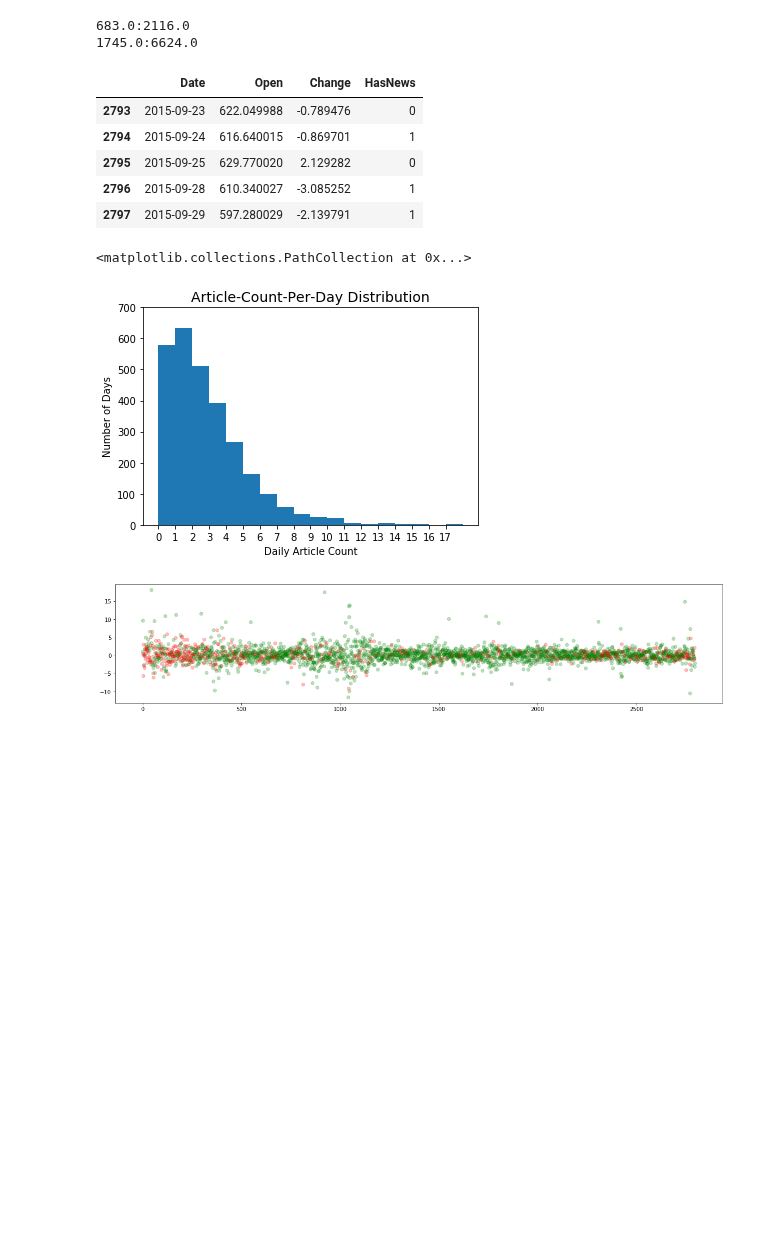
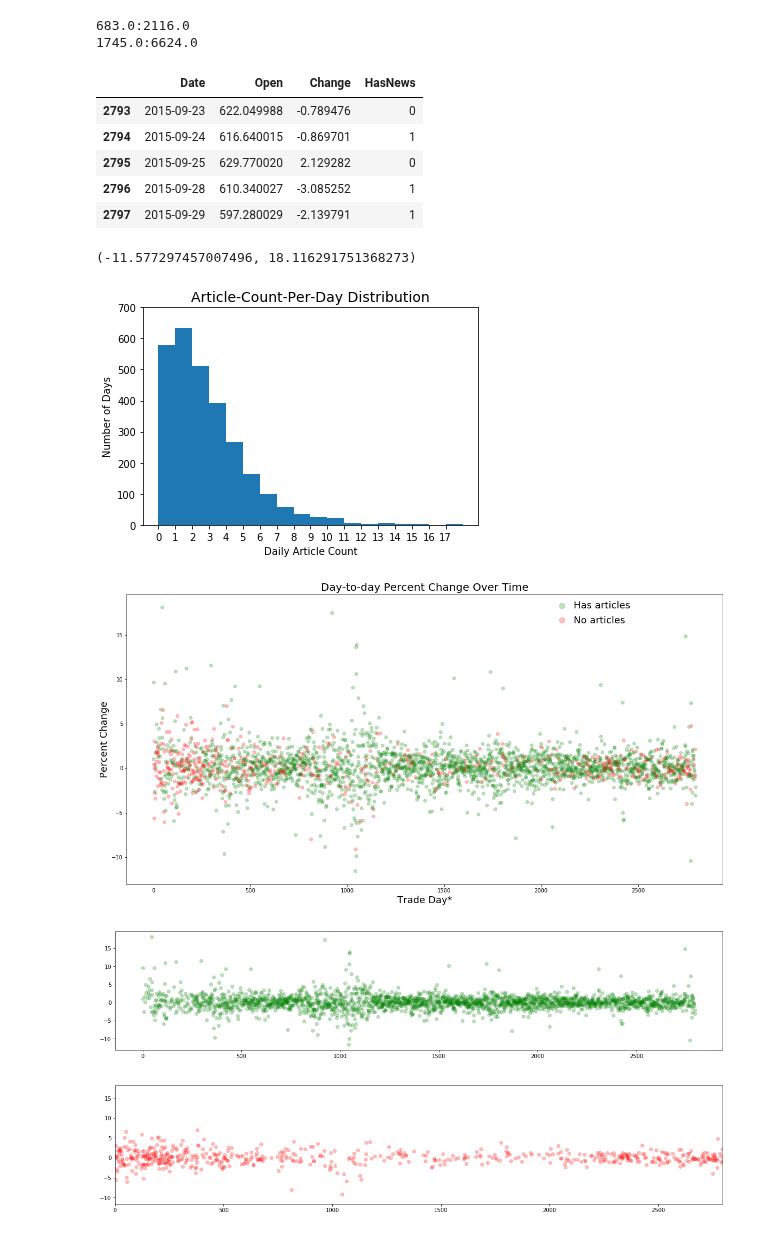
Before and after one commit to hanhpham/MLND, a Jupyter notebook: projects/capstone/visuals/capstone_visualizations.ipynb, the cells around one changed output. Cells and saved outputs as stored; diff of their text form; code cells hidden in the pictures; blank space fills up the shorter version.

Commit message:
edited scatter plots for day2day % change

```diff
--- a/projects/capstone/visuals/capstone_visualizations.ipynb
+++ b/projects/capstone/visuals/capstone_visualizations.ipynb
@@ -8,6 +8,7 @@ from dateutil.parser import parse
 from collections import OrderedDict
 from datetime import datetime, date, timedelta
 from IPython.display import display # Allows the use of display() for DataFrames
+from scipy import stats
 
 # Pretty display for notebooks
 %matplotlib inline
@@ -75,9 +76,6 @@ articles_remove = sum(np.multiply(bins[4:-1],values[4:])) - 3*sum(values[4:])
 # fraction of articles to be removed
 print("{0}:{1}").format(articles_remove, articles_total)
 
-# todo: number of data points touched by the filtering,
-# i.e. how many trade days has more than 3 articles
-
 
 # --------------------------------------------------------------------------
 # plot day-to-day percent changes for trade days with no associated articles
@@ -92,33 +90,60 @@ trade_data['Change']= pd.Series(percent_change, index=trade_data.index)
 
 # add column that tags whether the trade day has associated articles or not
 tags = [0 if d in trade_dates_0 else 1 for d in trade_data.Date]
 trade_data['HasNews'] = pd.Series(tags, index=trade_data.index)
 # print(tags)
 display(trade_data.tail(n=5))
 
-fig1, ax1 = plt.subplots(figsize=(20,4))
+fig1, ax1 = plt.subplots(figsize=(20,10))
 colors = ['red' if c==0 else 'green' for c in trade_data.HasNews]
 ax1.scatter(trade_data.index, trade_data.Change, c=colors, alpha=0.25)
+ax1.set_title("Day-to-day Percent Change Over Time", fontsize = 20)
+ax1.set_xlabel("Trade Day*", fontsize=18) # Where '0' corresponds to the first trade day in the data series
+ax1.set_ylabel("Percent Change",fontsize=18)
+ax1.text(.75,.95,"Has articles",transform=ax1.transAxes,fontsize=18)
+ax1.text(.75,.9,"No articles",transform=ax1.transAxes,fontsize=18)
+ax1.plot(.73, .96, 'ko', transform=ax1.transAxes, fillstyle = 'full', color='green',alpha=0.25, markersize = 10.0)
+ax1.plot(.73, .91, 'ko', transform=ax1.transAxes, fillstyle = 'full', color='red',alpha=0.25, markersize = 10.0)
+
+# plot percent change for trade days with articles
+trade_data_hasNews = trade_data[trade_data.HasNews==1]
+fig3, ax3 = plt.subplots(figsize=(20,4))
+ax3.scatter(trade_data_hasNews.index, trade_data_hasNews.Change, c='green', alpha=0.25)
+
+# stats & plot percent change for trade days with no articles
+trade_data_noNews = trade_data[trade_data.HasNews==0]
+fig2, ax2 = plt.subplots(figsize=(20,4))
+ax2.scatter(trade_data_noNews.index, trade_data_noNews.Change, c='red', alpha=0.25)
+ax2.set_xlim((ax3.dataLim.x0,ax3.dataLim.x1))
+ax2.set_ylim((ax3.dataLim.y0,ax3.dataLim.y1))
+
+# Comments on scatterplot:
+# day-to-day changes >= 7% mostly corresponds to 'has-news' days.
+# Fluctuations on 'no-news' days can correspond to: (1) events not capture by nyt
+# (2) carry-over effects of news from previous days
+# *Note the visual biases inherent in this plot as the ratio of no-news to has-news is ~6:28 -> ~1:5
 # %% [output]
 |  | id | pub_date | headline_senti | summary_senti | headline_summary_senti | lead_paragraph_senti | ... |
 | 0 | 54a4a6d338f0d83a07dc4ed6 | 2015-01-01T00:00:00Z | 0.0 | -0.7003 | -0.7003 | 0.2023 | ... |
 |  | headline_senti | summary_senti | headline_summary_senti | lead_paragraph_senti | keyword_in_headline | ... |
 | count | 6624.000000 | 6624.000000 | 6624.000000 | 6624.000000 | 6624.000000 | ... |
 | mean | 0.018256 | 0.147930 | 0.156459 | 0.147765 | 0.495773 | ... |
 | std | 0.240364 | 0.413486 | 0.459212 | 0.417696 | 0.500020 | ... |
 | min | -0.891000 | -0.985000 | -0.985000 | -0.999600 | 0.000000 | ... |
 | 25% | 0.000000 | 0.000000 | -0.051600 | 0.000000 | 0.000000 | ... |
 | 50% | 0.000000 | 0.025800 | 0.128000 | 0.000000 | 0.000000 | ... |
 | 75% | 0.000000 | 0.475400 | 0.526700 | 0.440400 | 1.000000 | ... |
 | max | 0.868900 | 0.995200 | 0.995200 | 0.999600 | 1.000000 | ... |
 683.0:2116.0
 1745.0:6624.0
 |  | Date | Open | Change | HasNews |
 | 2793 | 2015-09-23 | 622.049988 | -0.789476 | 0 |
 | 2794 | 2015-09-24 | 616.640015 | -0.869701 | 1 |
 | 2795 | 2015-09-25 | 629.770020 | 2.129282 | 0 |
 | 2796 | 2015-09-28 | 610.340027 | -3.085252 | 1 |
 | 2797 | 2015-09-29 | 597.280029 | -2.139791 | 1 |
-<matplotlib.collections.PathCollection at 0x...>
+(-11.577297457007496, 18.116291751368273)
 [figure]
-[figure, old version]
+[figure, new version]
+[figure, added]
+[figure, added]
```
